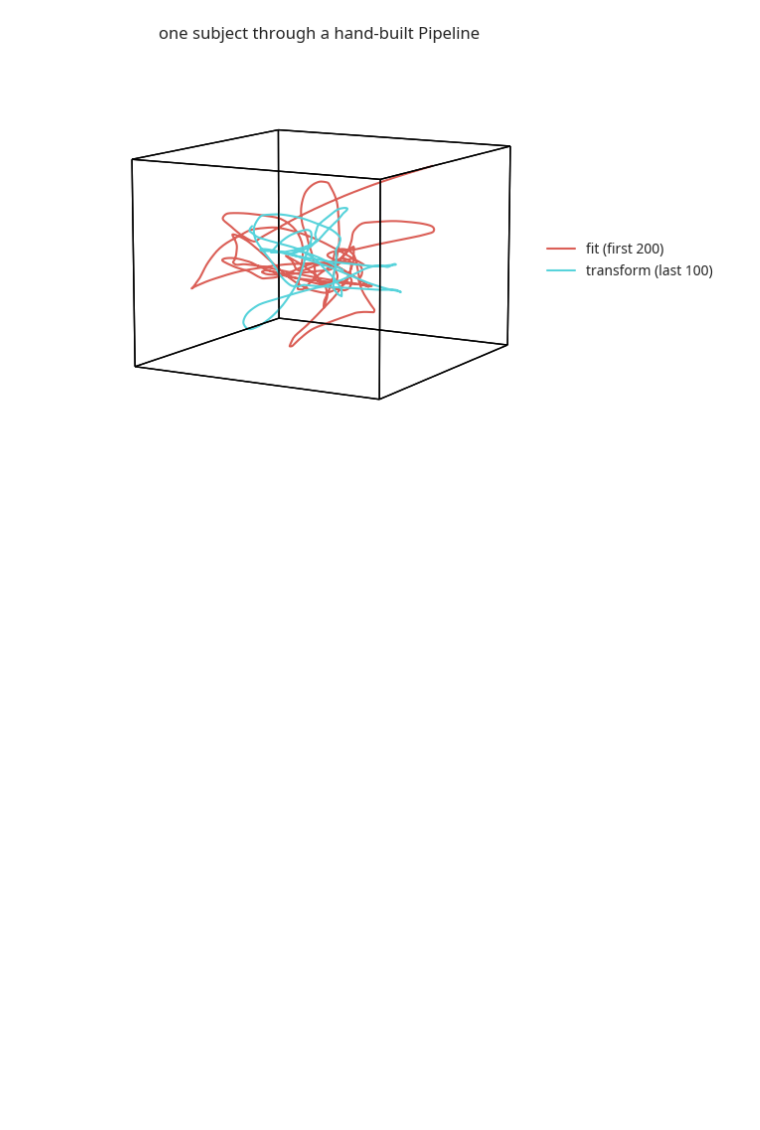
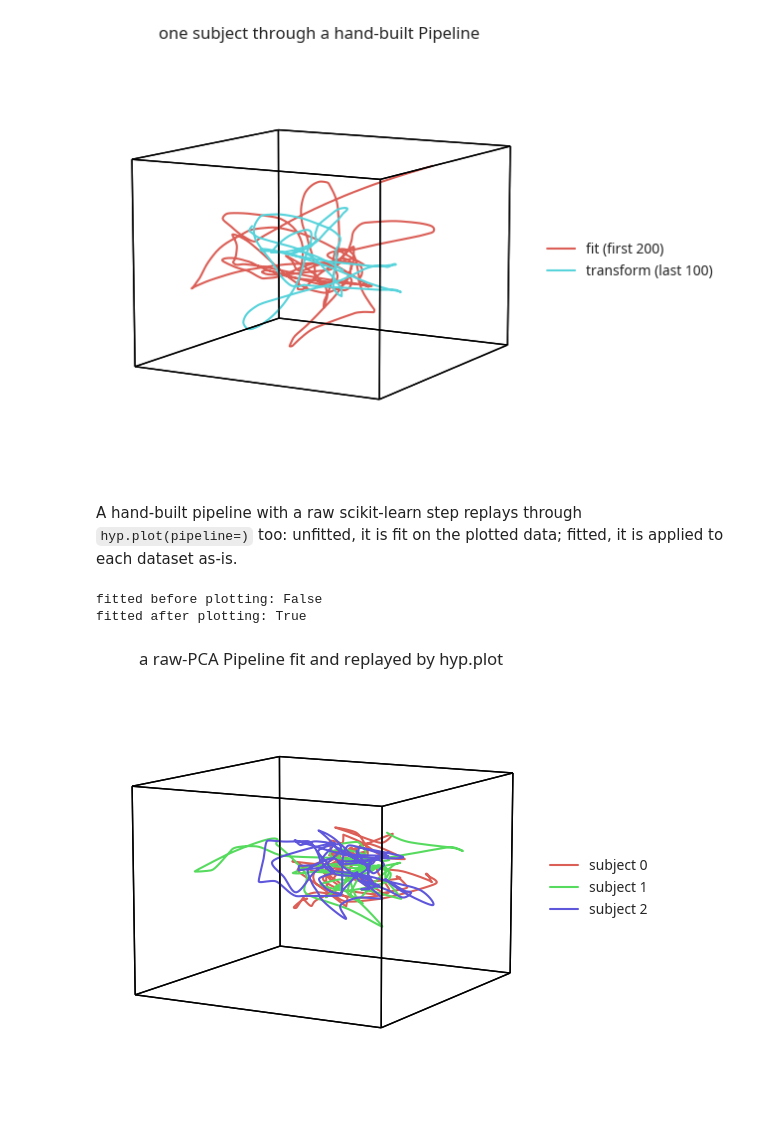
Before and after one commit to ContextLab/hypertools, a Jupyter notebook: docs/tutorials/pipelines.ipynb, the cells around one changed output. Drawn from its saved outputs; the diff is of its cells as text; code cells hidden in the pictures; blank space fills up the shorter version.

Commit message:
docs(tutorials): pipelines tutorial demonstrates a raw-PCA Pipeline replayed by hyp.plot; changelog bullet (issue #284)
Co-Authored-By: Claude Fable 5.1 <noreply@anthropic.com>

```diff
--- a/docs/tutorials/pipelines.ipynb
+++ b/docs/tutorials/pipelines.ipynb
@@ -204,3 +204,17 @@ fig = hyp.plot([fitted, replayed], names=['fit (first 200)', 'transform (last 10
 Pipeline([smooth=Smooth(), pca=PCA(n_components=3)])  fitted: True
 named steps: ['smooth', 'pca']  shapes: (200, 3) -> (100, 3)
 [figure]
+# %% [markdown]
+A hand-built pipeline with a raw scikit-learn step replays through `hyp.plot(pipeline=)` too: unfitted, it is fit on the plotted data; fitted, it is applied to each dataset as-is.
+# %%
+from sklearn.decomposition import PCA
+
+raw = hyp.Pipeline([('reduce', PCA(n_components=3))])
+print('fitted before plotting:', raw.is_fitted)
+fig = hyp.plot(test, pipeline=raw, names=[f'subject {i}' for i in range(len(test))],
+               title='a raw-PCA Pipeline fit and replayed by hyp.plot')
+print('fitted after plotting:', raw.is_fitted)
+# %% [output]
+fitted before plotting: False
+fitted after plotting: True
+[figure, added]
```
Also changed, not shown: parts of 3 cells of this notebook, 1 other file.
